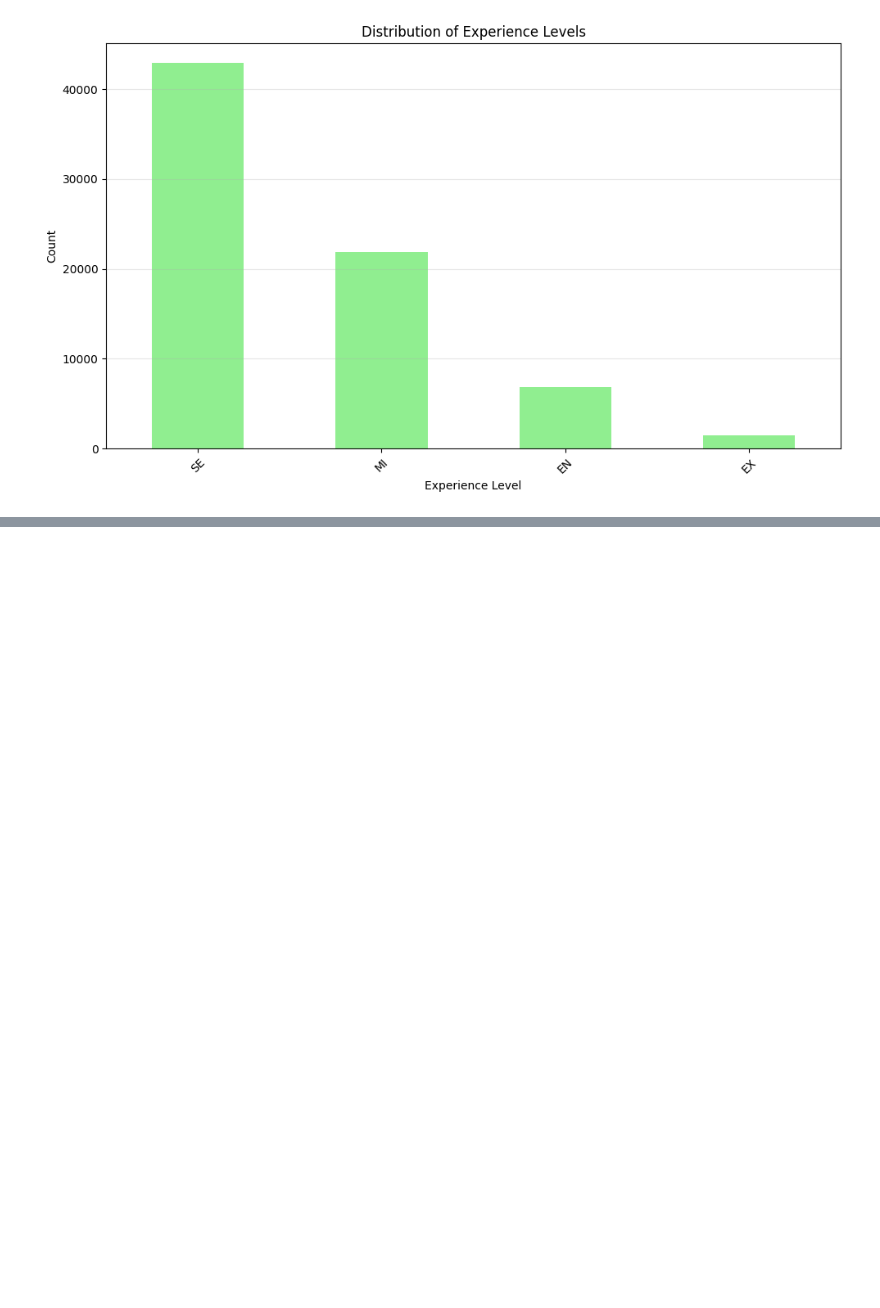
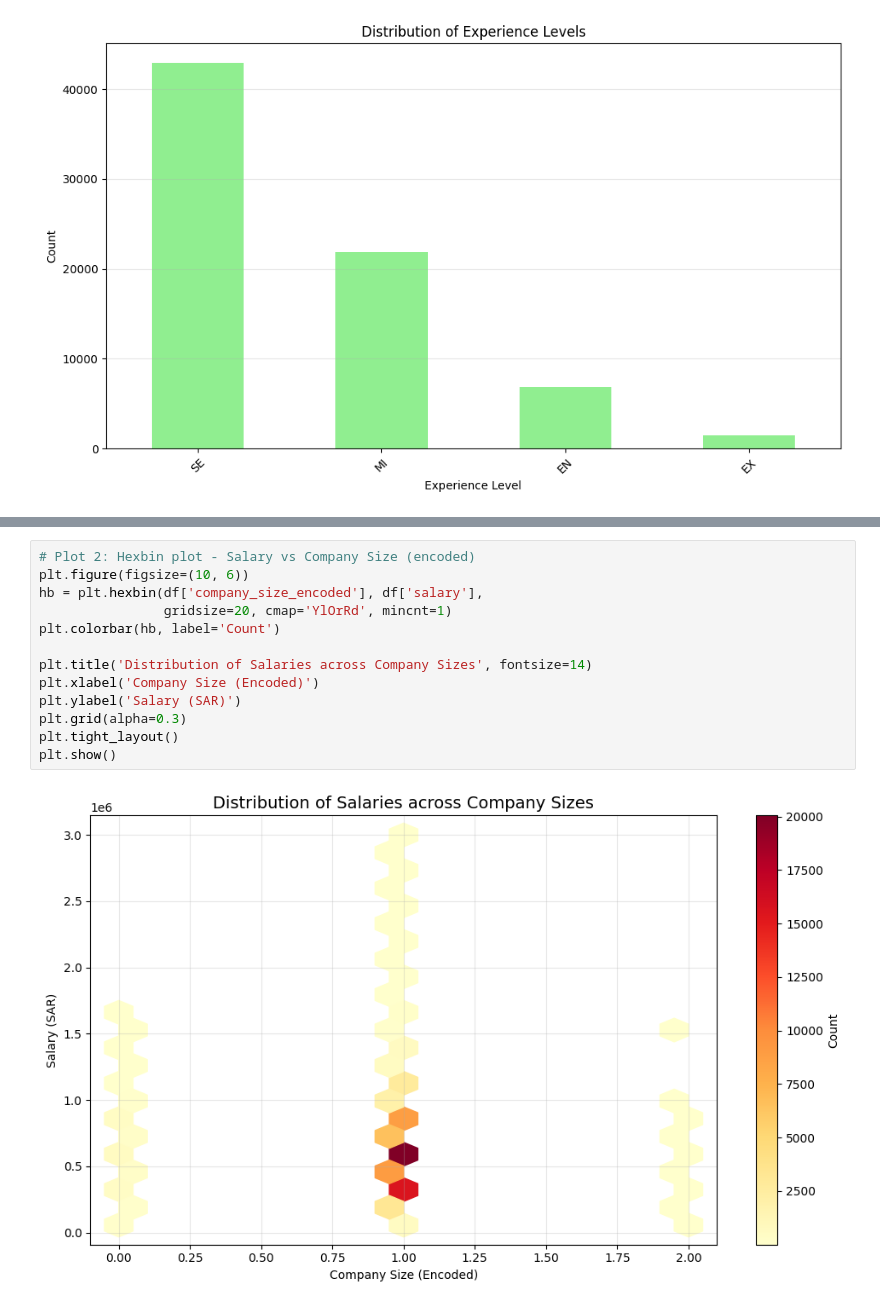
Before and after one commit to Mohab0P/salaries-analysis-and-prediction, a Jupyter notebook: modl.ipynb, the cells around one changed output, grey strips where cells are left out. Drawn from its saved outputs; the diff is of its cells as text; blank space fills up the shorter version.

```diff
--- a/modl.ipynb
+++ b/modl.ipynb
@@ -170,0 +170,15 @@ plt.show()
+# %%
+# Plot 2: Hexbin plot - Salary vs Company Size (encoded)
+plt.figure(figsize=(10, 6))
+hb = plt.hexbin(df['company_size_encoded'], df['salary'],
+                gridsize=20, cmap='YlOrRd', mincnt=1)
+plt.colorbar(hb, label='Count')
+
+plt.title('Distribution of Salaries across Company Sizes', fontsize=14)
+plt.xlabel('Company Size (Encoded)')
+plt.ylabel('Salary (SAR)')
+plt.grid(alpha=0.3)
+plt.tight_layout()
+plt.show()
+# %% [output]
+[figure, added]
```
Also changed, not shown: parts of 4 cells of this notebook.
